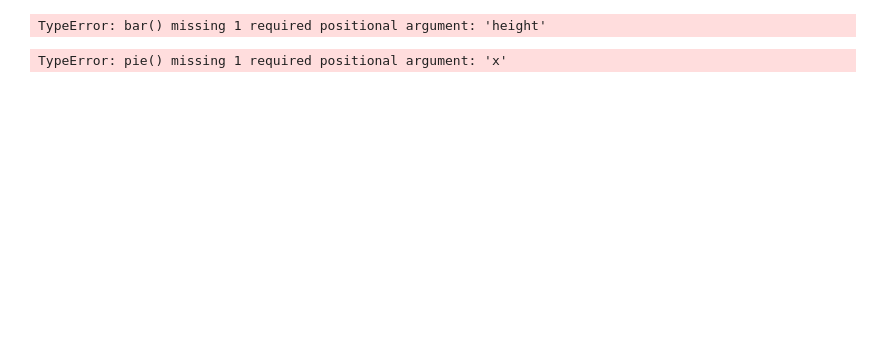
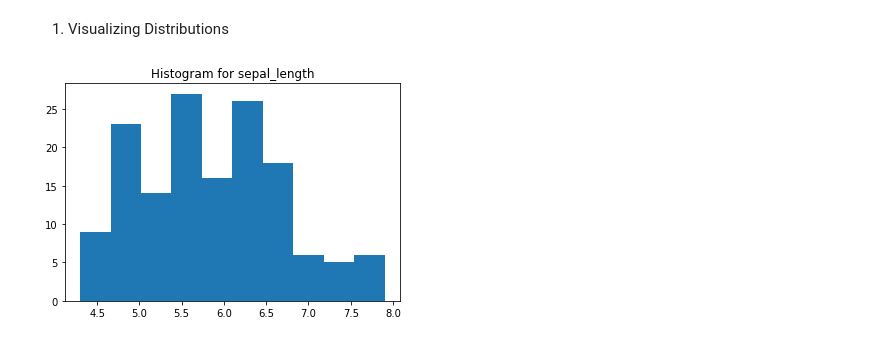
Before and after one commit to slimxy/CRAI-DataScience, a Jupyter notebook: Assignment1.ipynb, the cells around one changed output. Saved outputs shown, nothing was run; the diff lists cells and outputs as text; code cells hidden in the pictures; blank space fills up the shorter version.

```diff
--- a/Assignment1.ipynb
+++ b/Assignment1.ipynb
@@ -3,7 +3,8 @@ import pandas as pd
 import matplotlib.pyplot as plt
 import seaborn as snb
 # %%
-data= pd.read_csv("./Data/iris_dataset/iris.data.csv")
+# data= pd.read_csv("./Data/iris_dataset/iris.data.csv")
+data= pd.read_csv("./Data/iris_dataset/iris.dataCopy.csv")
 # %%
 data
 # %% [output]
@@ -166,9 +29,0 @@ plt.show()
-# %%
-plt.bar(x="species",  data=my_data)
-# %% [output]
-TypeError: bar() missing 1 required positional argument: 'height'
-# %%
-plt.pie( radius=2, data=["species"])
-plt.show()
-# %% [output]
-TypeError: pie() missing 1 required positional argument: 'x'
@@ -174,0 +36,12 @@ TypeError: pie() missing 1 required positional argument: 'x'
+# %% [markdown]
+1. Visualizing Distributions
+# %%
+#  creating a histogram for visualisation of measurement of the various samples
+# plt.hist([sepal_length,sepal_width,petal_length,petal_width])
+
+# Histogram for Sepal_length
+plt.hist(data.sepal_length)
+plt.title("Histogram for sepal_length")
+plt.show()
+# %% [output]
+[figure, added]
```
Also changed, not shown: parts of 35 cells of this notebook, 5 other files.
